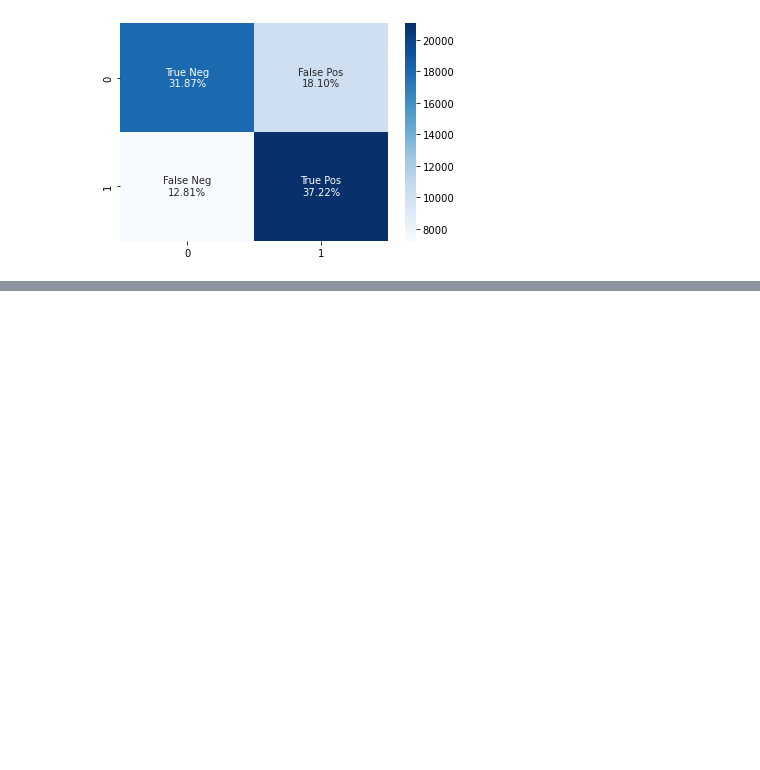
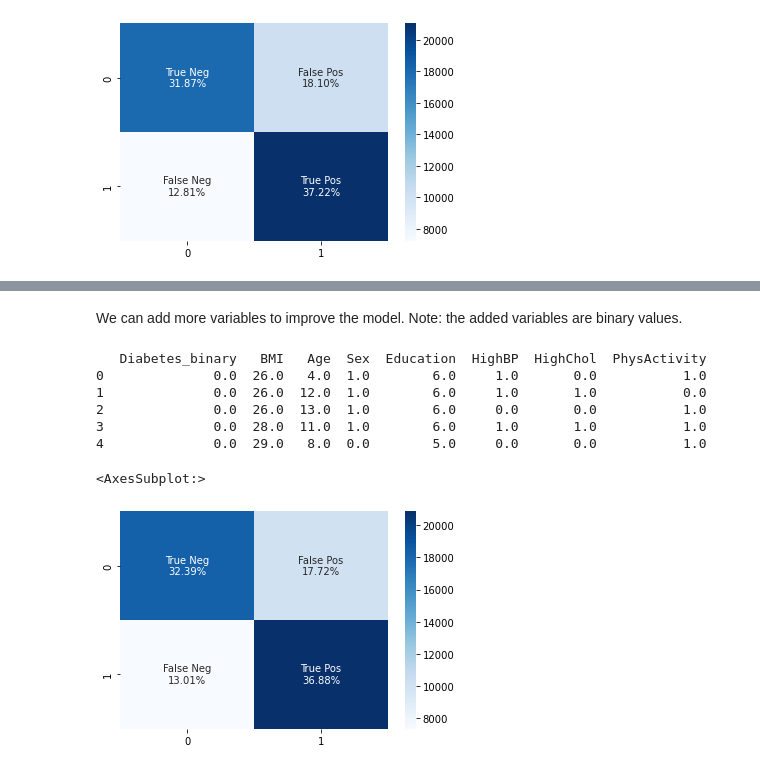
Before and after one commit to mbertani/responsible-datascience-ws, a Jupyter notebook: ML_analysis.ipynb, the cells around one changed output, grey strips where cells are left out. Drawn from its saved outputs; the diff is of its cells as text; code cells hidden in the pictures; blank space fills up the shorter version.

```diff
--- a/ML_analysis.ipynb
+++ b/ML_analysis.ipynb
@@ -148,0 +154,50 @@ sns.heatmap(cf_matrix, annot=labels, fmt='', cmap='Blues')
+# %% [markdown]
+We can add more variables to improve the model. Note: the added variables are binary values.
+# %%
+# Select a subset of the data to work with
+data_subset = data_in[[
+    "Diabetes_binary",
+    "BMI",
+    "Age",
+    "Sex",
+    "Education",
+    "HighBP",
+    "HighChol",
+    "PhysActivity"]]
+print(data_subset.head())
+# Split the predictors and the outcome
+y = data_continuous[["Diabetes_binary"]]
+X = data_continuous.drop("Diabetes_binary", axis=1)
+# Train-test split
+X_train, X_test, y_train, y_test = train_test_split(
+    X,
+    y,
+    test_size=0.2)
+# %% [output]
+   Diabetes_binary   BMI   Age  Sex  Education  HighBP  HighChol  PhysActivity
+0              0.0  26.0   4.0  1.0        6.0     1.0       0.0           1.0
+1              0.0  26.0  12.0  1.0        6.0     1.0       1.0           0.0
+2              0.0  26.0  13.0  1.0        6.0     0.0       0.0           1.0
+3              0.0  28.0  11.0  1.0        6.0     1.0       1.0           1.0
+4              0.0  29.0   8.0  0.0        5.0     0.0       0.0           1.0
+# %%
+# Predict using random forest
+rf_model = RandomForestClassifier(
+    n_estimators=100,
+    criterion="gini",
+    max_depth=5)
+rf_model.fit(X_train, y_train.values.ravel())
+y_pred = rf_model.predict(X_train)
+cf_matrix = confusion_matrix(y_train.values.ravel(), y_pred)
+
+# print confusion matrix
+group_names = ["True Neg","False Pos","False Neg","True Pos"]
+group_percentages = ["{0:.2%}".format(value) for value in
+                     cf_matrix.flatten()/np.sum(cf_matrix)]
+labels = [f"{v1}\n{v2}" for v1, v2 in
+          zip(group_names,group_percentages)]
+labels = np.asarray(labels).reshape(2,2)
+sns.heatmap(cf_matrix, annot=labels, fmt='', cmap='Blues')
+# %% [output]
+<AxesSubplot:>
+[figure, added]
```
Also changed, not shown: parts of 7 cells of this notebook.
